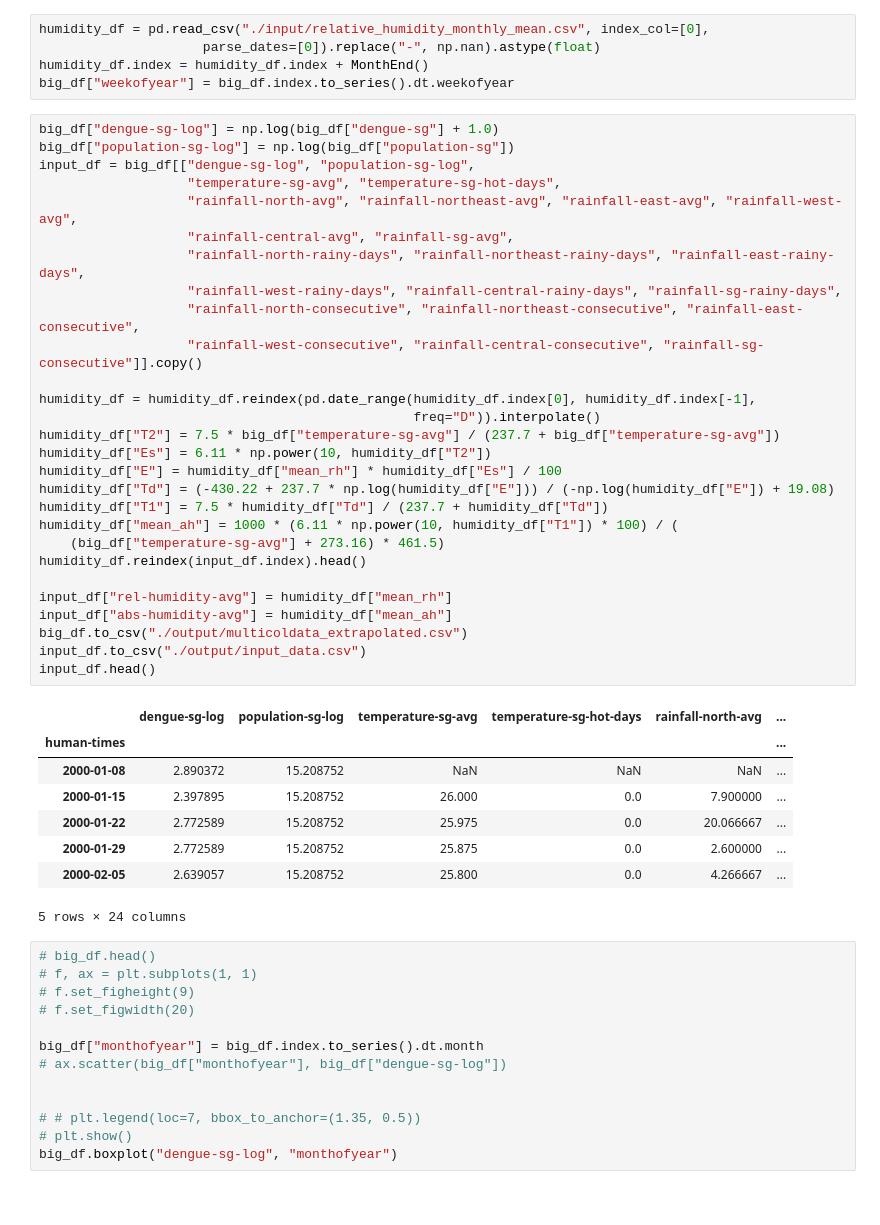
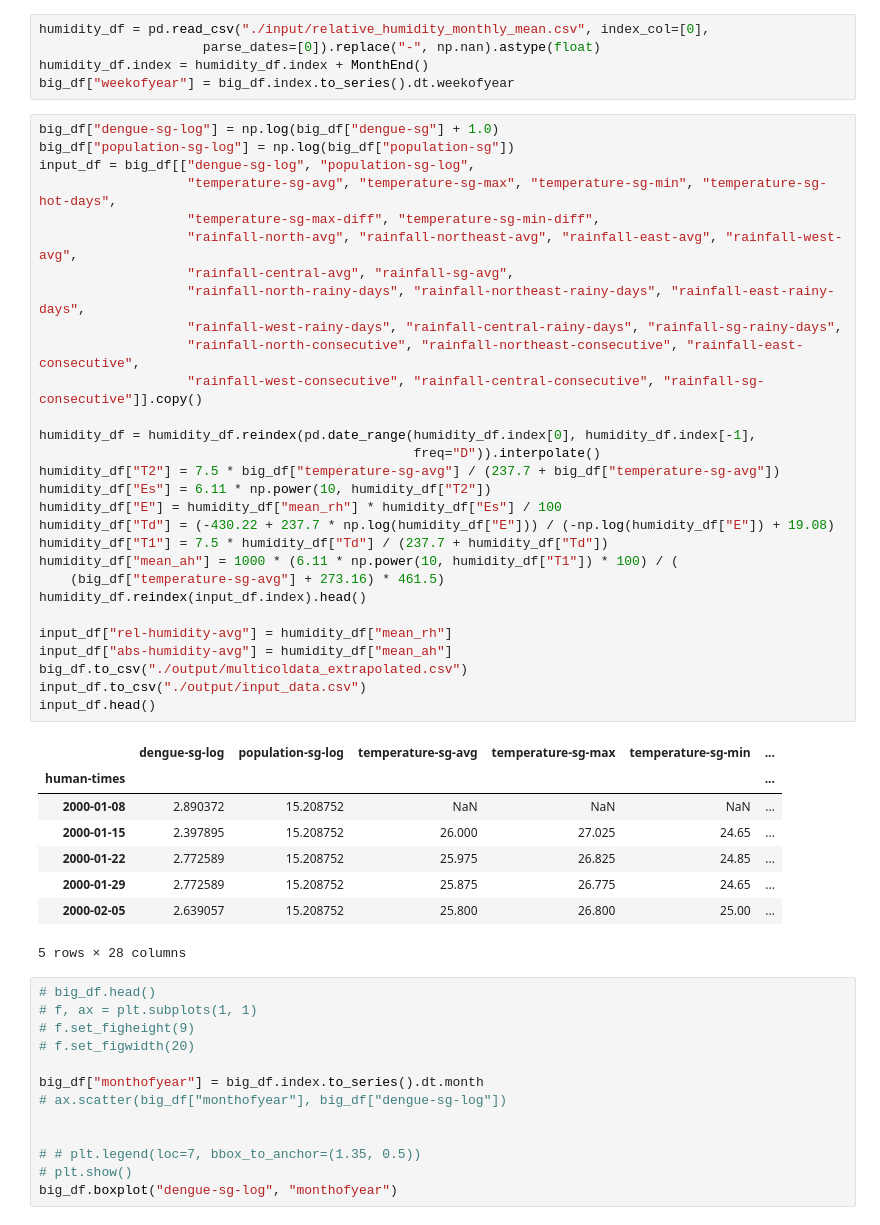
Before and after one commit to mammothb/personal, a Jupyter notebook: datathon/data-extraction/prepare_input_data.ipynb, the cells around one changed output. Saved outputs shown, nothing was run; the diff lists cells and outputs as text.

```diff
--- a/datathon/data-extraction/prepare_input_data.ipynb
+++ b/datathon/data-extraction/prepare_input_data.ipynb
@@ -351,40 +351,41 @@ big_df["weekofyear"] = big_df.index.to_series().dt.weekofyear
 # %%
 big_df["dengue-sg-log"] = np.log(big_df["dengue-sg"] + 1.0)
 big_df["population-sg-log"] = np.log(big_df["population-sg"])
 input_df = big_df[["dengue-sg-log", "population-sg-log",
-                   "temperature-sg-avg", "temperature-sg-hot-days",
+                   "temperature-sg-avg", "temperature-sg-max", "temperature-sg-min", "temperature-sg-hot-days",
+                   "temperature-sg-max-diff", "temperature-sg-min-diff",
                    "rainfall-north-avg", "rainfall-northeast-avg", "rainfall-east-avg", "rainfall-west-avg",
                    "rainfall-central-avg", "rainfall-sg-avg",
                    "rainfall-north-rainy-days", "rainfall-northeast-rainy-days", "rainfall-east-rainy-days",
                    "rainfall-west-rainy-days", "rainfall-central-rainy-days", "rainfall-sg-rainy-days",
                    "rainfall-north-consecutive", "rainfall-northeast-consecutive", "rainfall-east-consecutive",
                    "rainfall-west-consecutive", "rainfall-central-consecutive", "rainfall-sg-consecutive"]].copy()
 
 humidity_df = humidity_df.reindex(pd.date_range(humidity_df.index[0], humidity_df.index[-1],
                                                 freq="D")).interpolate()
 humidity_df["T2"] = 7.5 * big_df["temperature-sg-avg"] / (237.7 + big_df["temperature-sg-avg"])
 humidity_df["Es"] = 6.11 * np.power(10, humidity_df["T2"])
 humidity_df["E"] = humidity_df["mean_rh"] * humidity_df["Es"] / 100
 humidity_df["Td"] = (-430.22 + 237.7 * np.log(humidity_df["E"])) / (-np.log(humidity_df["E"]) + 19.08)
 humidity_df["T1"] = 7.5 * humidity_df["Td"] / (237.7 + humidity_df["Td"])
 humidity_df["mean_ah"] = 1000 * (6.11 * np.power(10, humidity_df["T1"]) * 100) / (
     (big_df["temperature-sg-avg"] + 273.16) * 461.5)
 humidity_df.reindex(input_df.index).head()
 
 input_df["rel-humidity-avg"] = humidity_df["mean_rh"]
 input_df["abs-humidity-avg"] = humidity_df["mean_ah"]
 big_df.to_csv("./output/multicoldata_extrapolated.csv")
 input_df.to_csv("./output/input_data.csv")
 input_df.head()
 # %% [output]
-|  | dengue-sg-log | population-sg-log | temperature-sg-avg | temperature-sg-hot-days | rainfall-north-avg | ... |
+|  | dengue-sg-log | population-sg-log | temperature-sg-avg | temperature-sg-max | temperature-sg-min | ... |
 | human-times |  |  |  |  |  | ... |
 | 2000-01-08 | 2.890372 | 15.208752 | NaN | NaN | NaN | ... |
-| 2000-01-15 | 2.397895 | 15.208752 | 26.000 | 0.0 | 7.900000 | ... |
-| 2000-01-22 | 2.772589 | 15.208752 | 25.975 | 0.0 | 20.066667 | ... |
-| 2000-01-29 | 2.772589 | 15.208752 | 25.875 | 0.0 | 2.600000 | ... |
-| 2000-02-05 | 2.639057 | 15.208752 | 25.800 | 0.0 | 4.266667 | ... |
+| 2000-01-15 | 2.397895 | 15.208752 | 26.000 | 27.025 | 24.65 | ... |
+| 2000-01-22 | 2.772589 | 15.208752 | 25.975 | 26.825 | 24.85 | ... |
+| 2000-01-29 | 2.772589 | 15.208752 | 25.875 | 26.775 | 24.65 | ... |
+| 2000-02-05 | 2.639057 | 15.208752 | 25.800 | 26.800 | 25.00 | ... |
-5 rows × 24 columns
+5 rows × 28 columns
 # %%
 # big_df.head()
 # f, ax = plt.subplots(1, 1)
```
Also changed, not shown: parts of 6 cells of this notebook, 13 other files.
